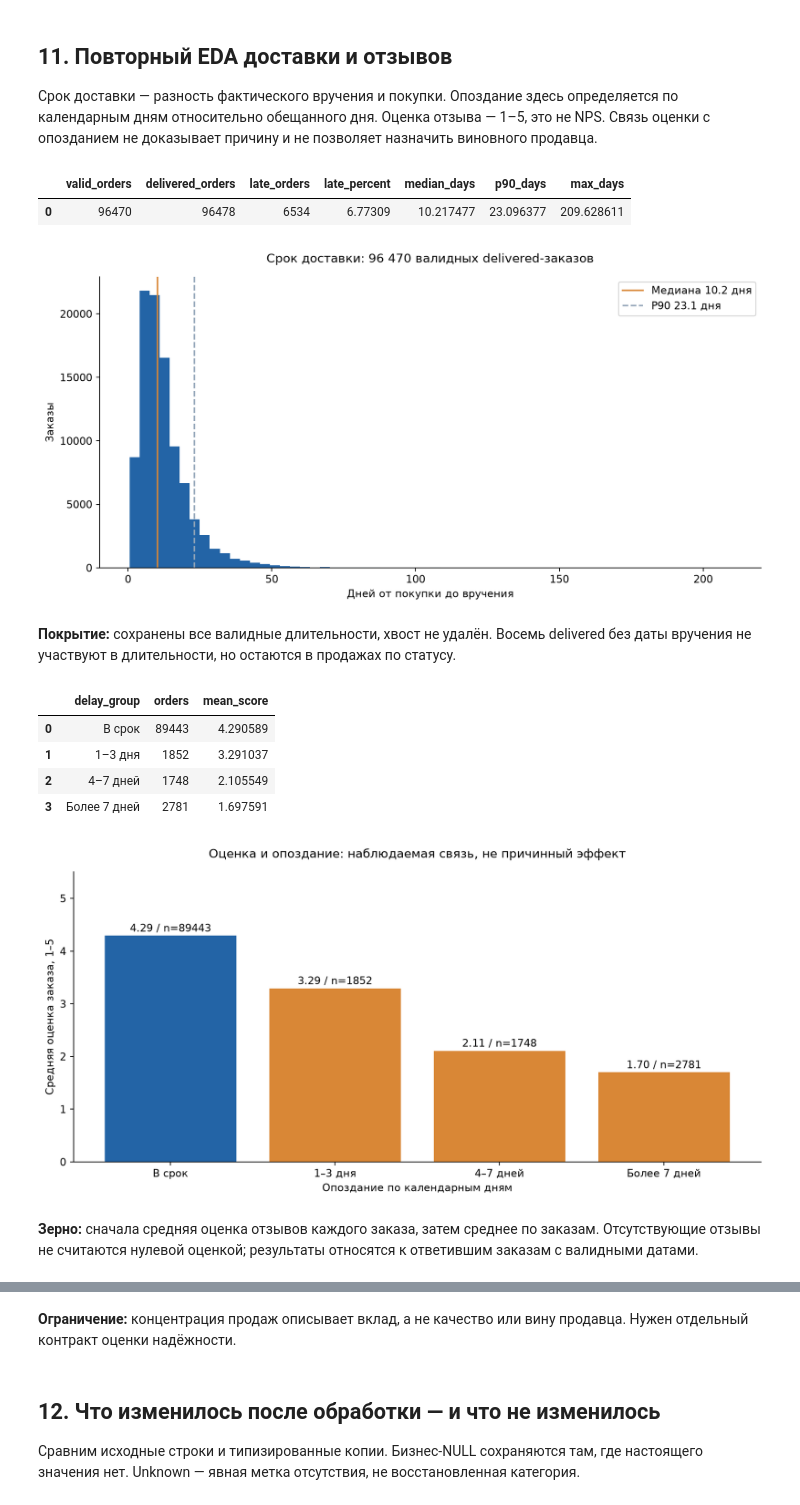
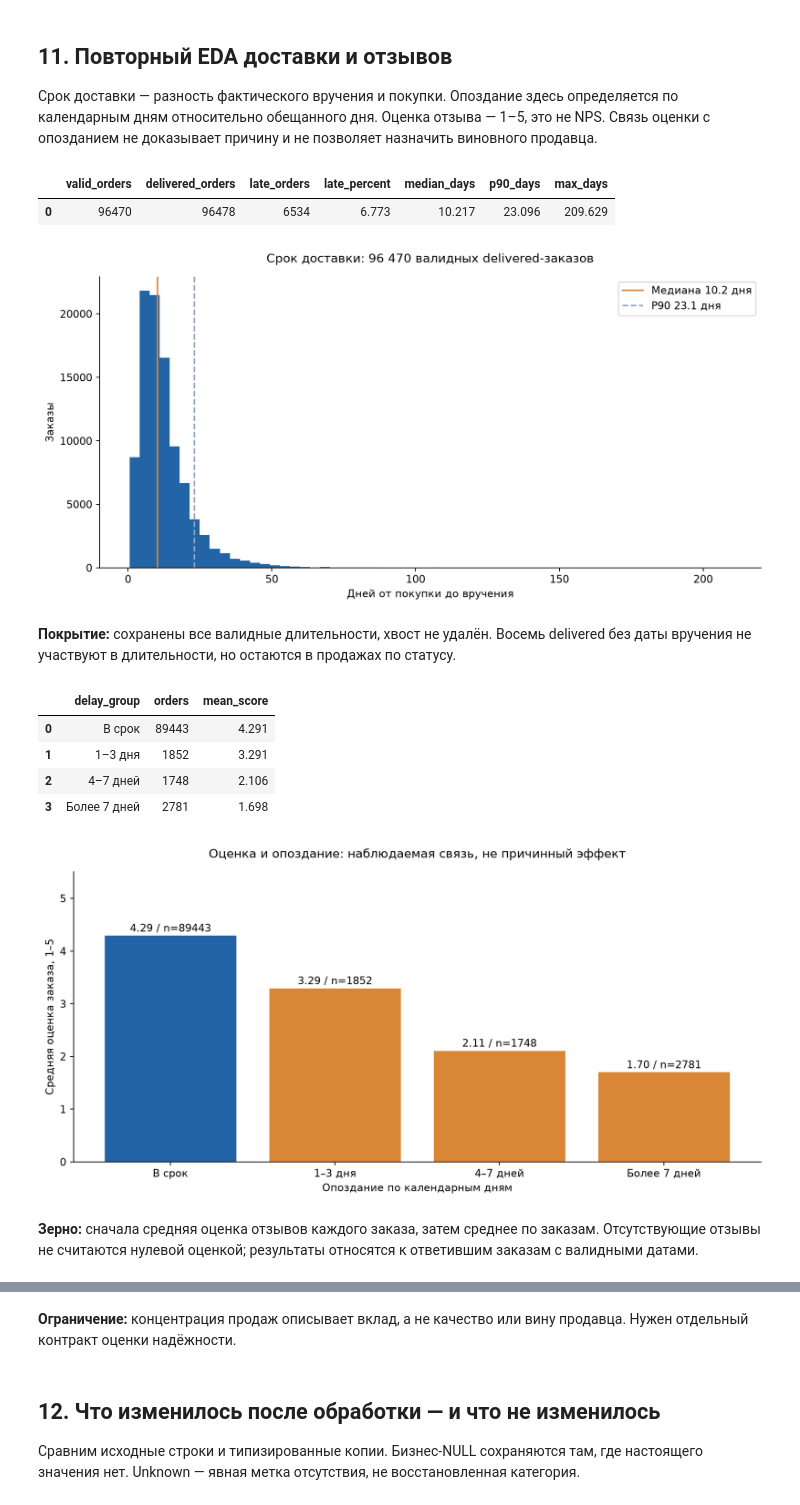
Before and after one commit to delotbtw/rwb_hack, a Jupyter notebook: notebooks/01_capibara_checkpoint_eda.ipynb, the cells around one changed output, grey strips where cells are left out. Drawn from its saved outputs; the diff is of its cells as text; code cells hidden in the pictures.

```diff
--- a/notebooks/01_capibara_checkpoint_eda.ipynb
+++ b/notebooks/01_capibara_checkpoint_eda.ipynb
@@ -282,7 +305,8 @@ print('Оплата installments=0:',int(typed['order_payments'].payment_install
 Справочник строится из исходных названий товаров и переводов. Английская подпись необязательна.
 Не используем INNER JOIN с неполным переводом как фильтр допустимых товаров.
 # %%
-products=typed['products'];translations=typed['product_category_translation']
+products=typed['products']
+translations=typed['product_category_translation']
 known=pd.concat([products.product_category_name,translations.product_category_name]).dropna().str.strip()
 known=known[known.ne('')].drop_duplicates().sort_values()
 assert '__unknown__' not in set(known)
@@ -296,7 +320,7 @@ categories['label']=categories.product_category_name_english.fillna(categories.c
 products['category_key']=products.product_category_name.str.strip().replace('',pd.NA).fillna('__unknown__')
 products['is_missing_category']=products.product_category_name.isna() | products.product_category_name.str.strip().eq('').fillna(False)
 untranslated=categories[categories.product_category_name_english.isna()]
-display(untranslated[['category_key','label']])
+show_table(untranslated[['category_key','label']])
 print('Категорий:',len(categories),'; товаров без категории:',int(products.is_missing_category.sum()))
 assert len(categories)==74 and int(products.is_missing_category.sum())==610 and len(untranslated)==2
 # %% [output]
@@ -311,7 +335,9 @@ assert len(categories)==74 and int(products.is_missing_category.sum())==610 and
 между собой, поэтому непустота ключей была проверена **до** соединений.
 Отсутствующая сумма остаётся NA; отсутствие состава не превращаем в настоящий нулевой чек.
 # %%
-items=typed['order_items'];payments=typed['order_payments'];reviews=typed['order_reviews']
+items=typed['order_items']
+payments=typed['order_payments']
+reviews=typed['order_reviews']
 item_agg=items.groupby('order_id',as_index=False).agg(
     line_count=('order_item_id','size'),goods_cents=('price_cents','sum'),
     freight_cents=('freight_value_cents','sum'),seller_count=('seller_id','nunique'))
@@ -323,7 +349,8 @@ summary=typed['orders'].merge(typed['customers'][['customer_id','customer_unique
                              on='customer_id',how='left',validate='many_to_one')
 for block in [item_agg,payment_agg,review_agg]:
     summary=summary.merge(block,on='order_id',how='left',validate='one_to_one')
-summary['has_items']=summary.line_count.notna();summary['has_payments']=summary.payment_count.notna()
+summary['has_items']=summary.line_count.notna()
+summary['has_payments']=summary.payment_count.notna()
 for col in ['line_count','seller_count','payment_count','review_count','text_count']:
     summary[col]=summary[col].fillna(0).astype('Int64')
 both=summary.has_items & summary.has_payments
@@ -341,7 +368,7 @@ assert int(summary.goods_cents.sum())==int(items.price_cents.sum())
 assert int(summary.freight_cents.sum())==int(items.freight_value_cents.sum())
 assert int(summary.payment_cents.sum())==int(payments.payment_value_cents.sum())
 print('Итоговая витрина:',summary.shape,'; одна строка на заказ:',summary.order_id.is_unique)
-display(summary[['order_id','has_items','has_payments','goods_cents','freight_cents','payment_cents','reconciliation']].head())
+show_table(summary[['order_id','has_items','has_payments','goods_cents','freight_cents','payment_cents','reconciliation']].head())
 # %% [output]
 Итоговая витрина: (99441, 24) ; одна строка на заказ: True
 |  | order_id | has_items | has_payments | goods_cents | freight_cents | payment_cents | reconciliation |
@@ -501,47 +540,61 @@ summary['delay_calendar_days']=(summary.order_delivered_customer_date.dt.normali
 valid=(summary.order_status.eq('delivered') & summary.order_delivered_customer_date.notna()
        & summary.order_estimated_delivery_date.notna() & summary.delivery_days.ge(0))
 delivery=summary.loc[valid].copy()
 late=delivery.delay_calendar_days.gt(0)
 delivery_metrics={'valid_orders':len(delivery),'delivered_orders':len(delivered),
                   'late_orders':int(late.sum()),'late_percent':float(late.mean()*100),
                   'median_days':float(delivery.delivery_days.median()),
                   'p90_days':float(delivery.delivery_days.quantile(.9)),
                   'max_days':float(delivery.delivery_days.max())}
-display(pd.DataFrame([delivery_metrics]));save_table(pd.DataFrame([delivery_metrics]),'12_delivery_metrics')
+show_table(pd.DataFrame([delivery_metrics]))
+save_table(pd.DataFrame([delivery_metrics]),'12_delivery_metrics')
 fig,ax=plt.subplots(figsize=(10,5))
 ax.hist(delivery.delivery_days,bins=60,color=BLUE)
 ax.axvline(delivery_metrics['median_days'],color=ORANGE,label=f"Медиана {delivery_metrics['median_days']:.1f} дня")
 ax.axvline(delivery_metrics['p90_days'],color=GRAY,linestyle='--',label=f"P90 {delivery_metrics['p90_days']:.1f} дня")
-ax.set_xlabel('Дней от покупки до вручения');ax.set_ylabel('Заказы');ax.set_title(f'Срок доставки: {len(delivery):,} валидных delivered-заказов'.replace(',',' '));ax.legend()
+ax.set_xlabel('Дней от покупки до вручения')
+ax.set_ylabel('Заказы')
+ax.set_title(f'Срок доставки: {len(delivery):,} валидных delivered-заказов'.replace(',',' '))
+ax.legend()
 savefig(fig,'07_delivery_distribution','**Покрытие:** сохранены все валидные длительности, хвост не удалён. Восемь delivered без даты вручения не участвуют в длительности, но остаются в продажах по статусу.')
 
 delivery['delay_group']=pd.cut(delivery.delay_calendar_days,bins=[-np.inf,0,3,7,np.inf],labels=['В срок','1–3 дня','4–7 дней','Более 7 дней'])
 scores=delivery.dropna(subset=['review_score_mean']).groupby('delay_group',observed=False).agg(
     orders=('order_id','size'),mean_score=('review_score_mean','mean')).reset_index()
-save_table(scores,'13_delivery_and_reviews');display(scores)
+save_table(scores,'13_delivery_and_reviews')
+show_table(scores)
 fig,ax=plt.subplots(figsize=(10,5))
 ax.bar(scores.delay_group.astype(str),scores.mean_score,color=[BLUE,ORANGE,ORANGE,ORANGE])
 for x,row in enumerate(scores.itertuples()):ax.text(x,row.mean_score+.08,f'{row.mean_score:.2f} / n={row.orders}',ha='center')
-ax.set_ylim(0,5.5);ax.set_ylabel('Средняя оценка заказа, 1–5');ax.set_xlabel('Опоздание по календарным дням');ax.set_title('Оценка и опоздание: наблюдаемая связь, не причинный эффект')
+ax.set_ylim(0,5.5)
+ax.set_ylabel('Средняя оценка заказа, 1–5')
+ax.set_xlabel('Опоздание по календарным дням')
+ax.set_title('Оценка и опоздание: наблюдаемая связь, не причинный эффект')
 savefig(fig,'08_delivery_and_reviews','**Зерно:** сначала средняя оценка отзывов каждого заказа, затем среднее по заказам. Отсутствующие отзывы не считаются нулевой оценкой; результаты относятся к ответившим заказам с валидными датами.')
 
 ordered=seller.sort_values('revenue_cents',ascending=False).reset_index(drop=True)
 x=np.arange(1,len(ordered)+1)/len(ordered)*100
 y=ordered.revenue_cents.astype(float).cumsum()/float(ordered.revenue_cents.sum())*100
 fig,ax=plt.subplots(figsize=(9,5))
-ax.plot(x,y,color=BLUE);ax.plot([0,100],[0,100],color=GRAY,linestyle='--',label='Равномерный вклад')
-ax.set_xlim(0,100);ax.set_ylim(0,101);ax.set_xlabel('Доля продавцов с delivered-продажами, %');ax.set_ylabel('Накопленная доля выручки, %');ax.set_title('Концентрация товарных продаж по продавцам');ax.legend()
+ax.plot(x,y,color=BLUE)
+ax.plot([0,100],[0,100],color=GRAY,linestyle='--',label='Равномерный вклад')
+ax.set_xlim(0,100)
+ax.set_ylim(0,101)
+ax.set_xlabel('Доля продавцов с delivered-продажами, %')
+ax.set_ylabel('Накопленная доля выручки, %')
+ax.set_title('Концентрация товарных продаж по продавцам')
+ax.legend()
 savefig(fig,'09_seller_concentration','**Ограничение:** концентрация продаж описывает вклад, а не качество или вину продавца. Нужен отдельный контракт оценки надёжности.')
 # %% [output]
 |  | valid_orders | delivered_orders | late_orders | late_percent | median_days | p90_days | max_days |
-| 0 | 96470 | 96478 | 6534 | 6.77309 | 10.217477 | 23.096377 | 209.628611 |
+| 0 | 96470 | 96478 | 6534 | 6.773 | 10.217 | 23.096 | 209.629 |
 [figure]
 **Покрытие:** сохранены все валидные длительности, хвост не удалён. Восемь delivered без даты вручения не участвуют в длительности, но остаются в продажах по статусу.
 |  | delay_group | orders | mean_score |
-| 0 | В срок | 89443 | 4.290589 |
-| 1 | 1–3 дня | 1852 | 3.291037 |
-| 2 | 4–7 дней | 1748 | 2.105549 |
-| 3 | Более 7 дней | 2781 | 1.697591 |
+| 0 | В срок | 89443 | 4.291 |
+| 1 | 1–3 дня | 1852 | 3.291 |
+| 2 | 4–7 дней | 1748 | 2.106 |
+| 3 | Более 7 дней | 2781 | 1.698 |
 [figure]
 **Зерно:** сначала средняя оценка отзывов каждого заказа, затем среднее по заказам. Отсутствующие отзывы не считаются нулевой оценкой; результаты относятся к ответившим заказам с валидными датами.
 [figure]
```
Also changed, not shown: parts of 25 cells of this notebook, 38 other files.
